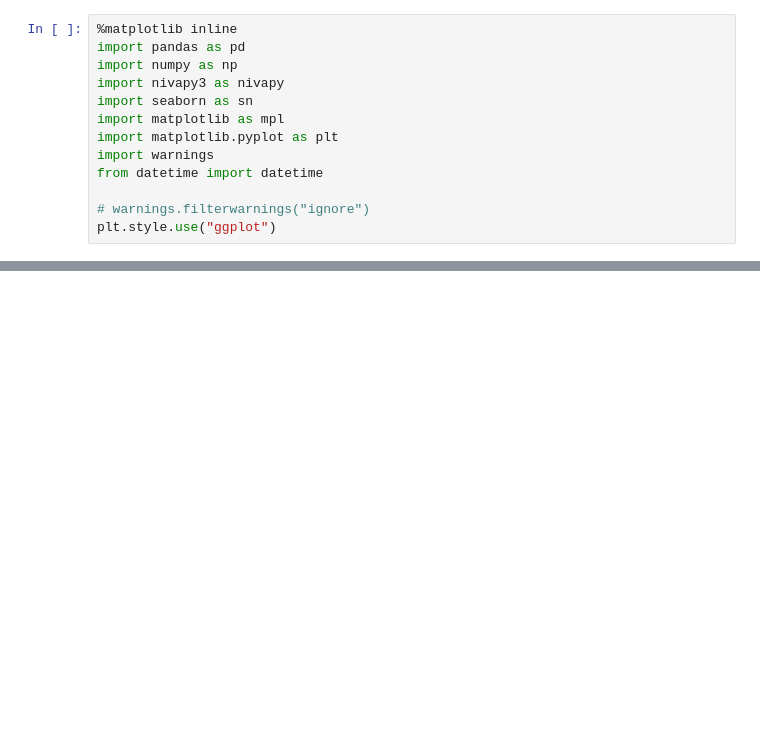
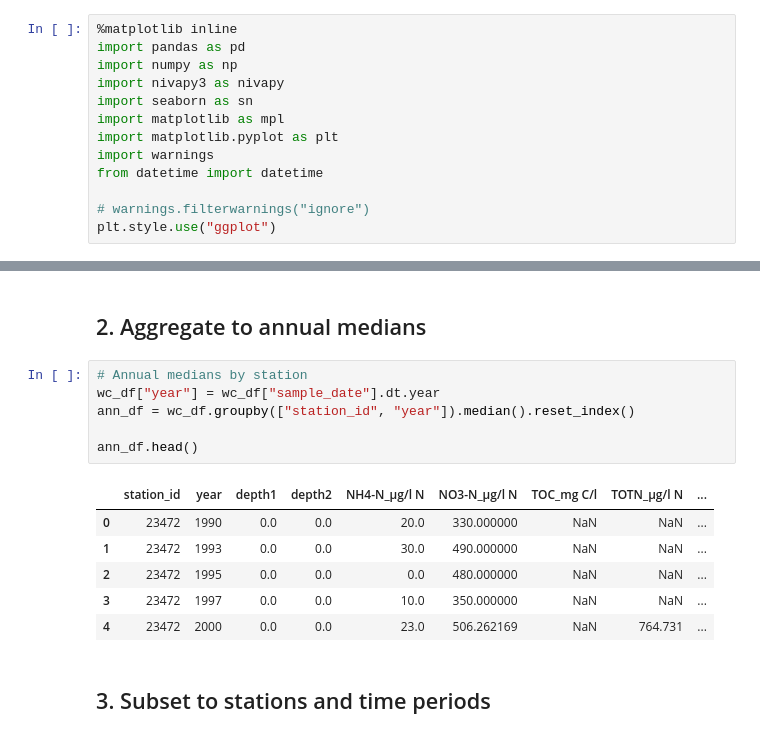
Before and after one commit to JamesSample/icpw2, a Jupyter notebook: thematic_report_2020/thematic_report_2020_nitrogen_part4.ipynb, the cells around one changed output, grey strips where cells are left out. Drawn from its saved outputs; the diff is of its cells as text; blank space fills up the shorter version.

Commit message:
Calculating medians 2012 - 2016

```diff
--- a/thematic_report_2020/thematic_report_2020_nitrogen_part4.ipynb
+++ b/thematic_report_2020/thematic_report_2020_nitrogen_part4.ipynb
@@ -278,0 +53,17 @@ with eng.begin() as conn:
+# %% [markdown]
+## 2. Aggregate to annual medians
+# %%
+# Annual medians by station
+wc_df["year"] = wc_df["sample_date"].dt.year
+ann_df = wc_df.groupby(["station_id", "year"]).median().reset_index()
+
+ann_df.head()
+# %% [output]
+|  | station_id | year | depth1 | depth2 | NH4-N_µg/l N | NO3-N_µg/l N | TOC_mg C/l | TOTN_µg/l N | ... |
+| 0 | 23472 | 1990 | 0.0 | 0.0 | 20.0 | 330.000000 | NaN | NaN | ... |
+| 1 | 23472 | 1993 | 0.0 | 0.0 | 30.0 | 490.000000 | NaN | NaN | ... |
+| 2 | 23472 | 1995 | 0.0 | 0.0 | 0.0 | 480.000000 | NaN | NaN | ... |
+| 3 | 23472 | 1997 | 0.0 | 0.0 | 10.0 | 350.000000 | NaN | NaN | ... |
+| 4 | 23472 | 2000 | 0.0 | 0.0 | 23.0 | 506.262169 | NaN | 764.731 | ... |
+# %% [markdown]
+## 3. Subset to stations and time periods
```
Also changed, not shown: parts of 40 cells of this notebook, 7 other files.
